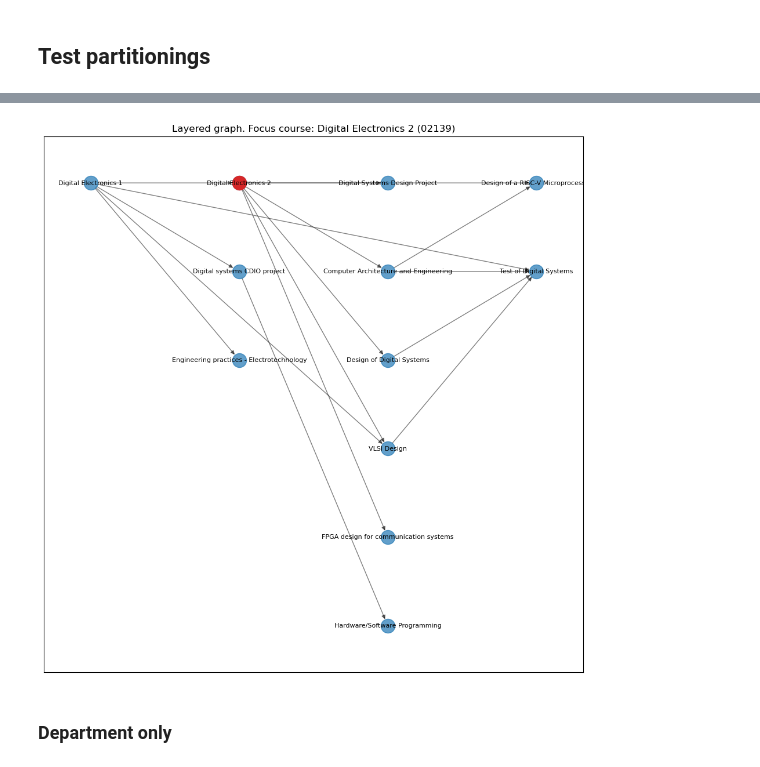
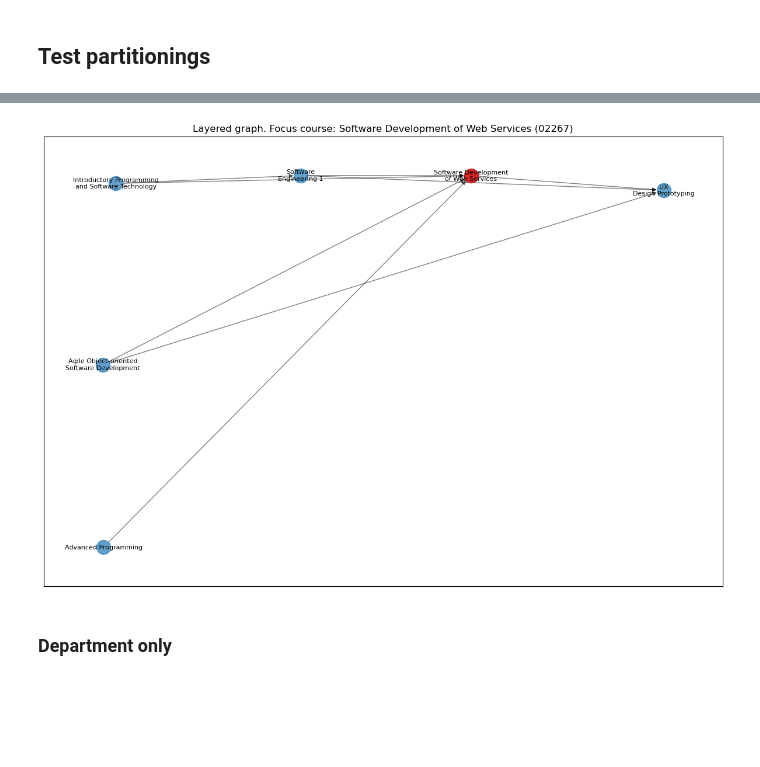
Before and after one commit to ThereseStein/CourseAnalyzer, a Jupyter notebook: process marcus.ipynb, the cells around one changed output, grey strips where cells are left out. Cells and saved outputs as stored; diff of their text form; code cells hidden in the pictures; blank space fills up the shorter version.

```diff
--- a/process marcus.ipynb
+++ b/process marcus.ipynb
@@ -463,38 +464,48 @@ def plot_depth_based_layered_graph(community, graph):
                 layers[new_layer].append(node)
                 node_to_layer[node] = new_layer
 
     # Assign positions for all nodes in the subgraph
     pos = {}
     for i, (layer, nodes) in enumerate(sorted(layers.items())):
         for j, node in enumerate(nodes):
-            pos[node] = (i, -j)
+            pos[node] = (i+np.random.rand()/10, -j+np.random.rand()/10)
 
     # Check for unpositioned nodes and add them to a separate layer
     unpositioned_nodes = [node for node in subgraph.nodes if node not in pos]
     if unpositioned_nodes:
         last_layer = max(pos.values(), default=(0, 0))[0] + 1
         for j, node in enumerate(unpositioned_nodes):
             pos[node] = (last_layer, -j)
 
     # Determine the center node based on degree
     center_node = max(subgraph.nodes, key=lambda x: subgraph.degree(x))
 
     # Draw the graph
-    plt.figure(figsize=(12, 12))
+    # plt.figure(figsize=(25, 20))
+    plt.figure(figsize=(15, 10))
     nx.draw_networkx_nodes(subgraph, pos, node_size=300, node_color='C0', alpha=0.7)
     nx.draw_networkx_edges(subgraph, pos, alpha=0.5)
-    labels = {node: graph.nodes[node].get('course_title', str(node)) for node in subgraph.nodes}
+
+    labels = {}
+    for node in subgraph.nodes:
+        label = graph.nodes[node].get('course_title', str(node))
+        if len(label) > 20:
+            split = label.split(' ')
+            mid = len(split) // 2
+            labels[node] = ' '.join(split[:mid]) + '\n' + ' '.join(split[mid:])
+        else:
+            labels[node] = label
     nx.draw_networkx_labels(subgraph, pos, labels, font_size=8)
 
     # Highlight the center node in red
     nx.draw_networkx_nodes(subgraph, pos, nodelist=[center_node], node_size=300, node_color='C3')
 
     plt.title(f"Layered graph. Focus course: {graph.nodes[center_node].get('course_title', str(center_node))} ({center_node})")
     plt.show()
 
-plot_depth_based_layered_graph(communities[24], G)
+plot_depth_based_layered_graph(communities[64], G)
 # %% [output]
-[figure, old version]
+[figure, new version]
 # %% [markdown]
 ### Department only
 # %%
```
Also changed, not shown: parts of 5 cells of this notebook, 1 other file.
